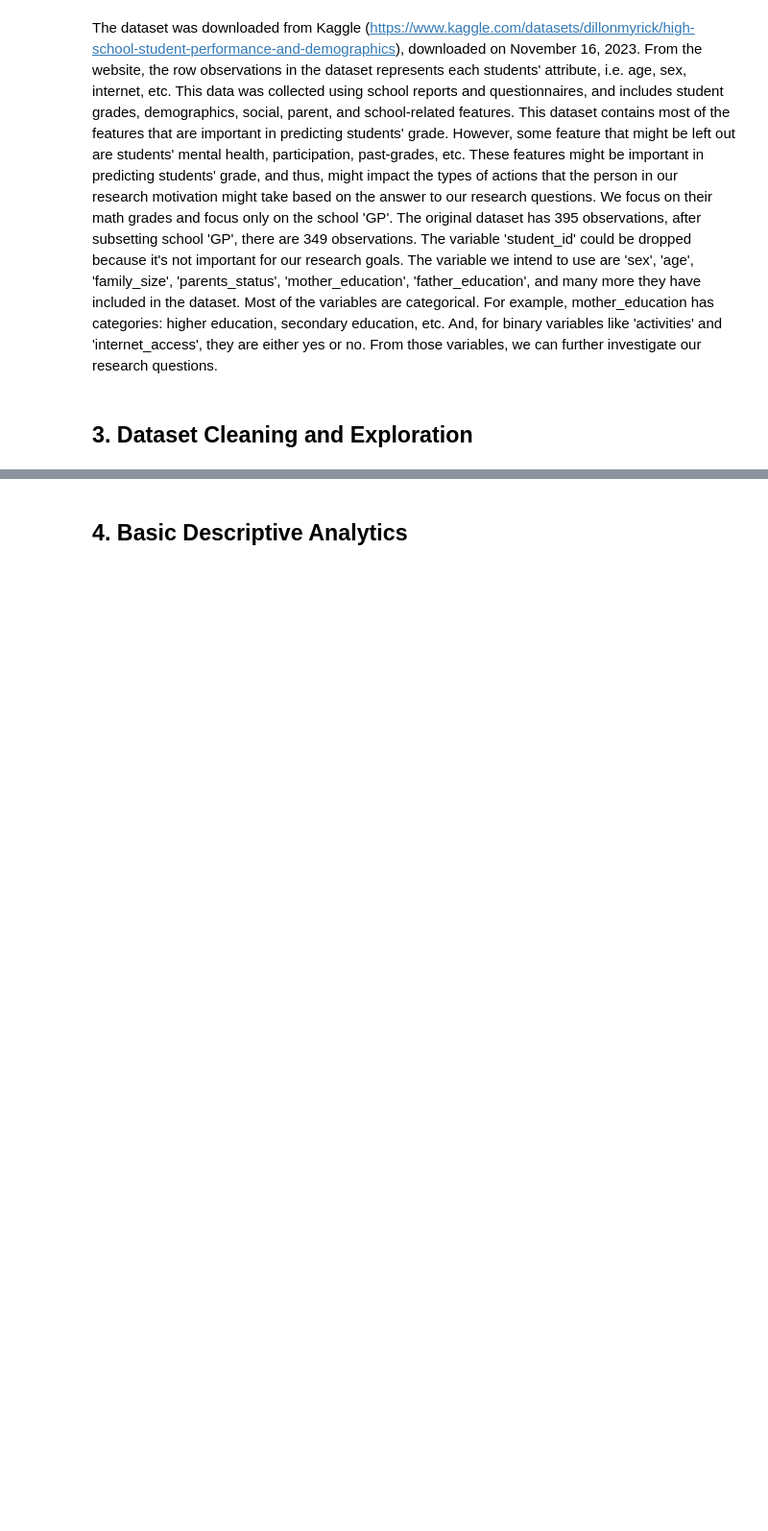
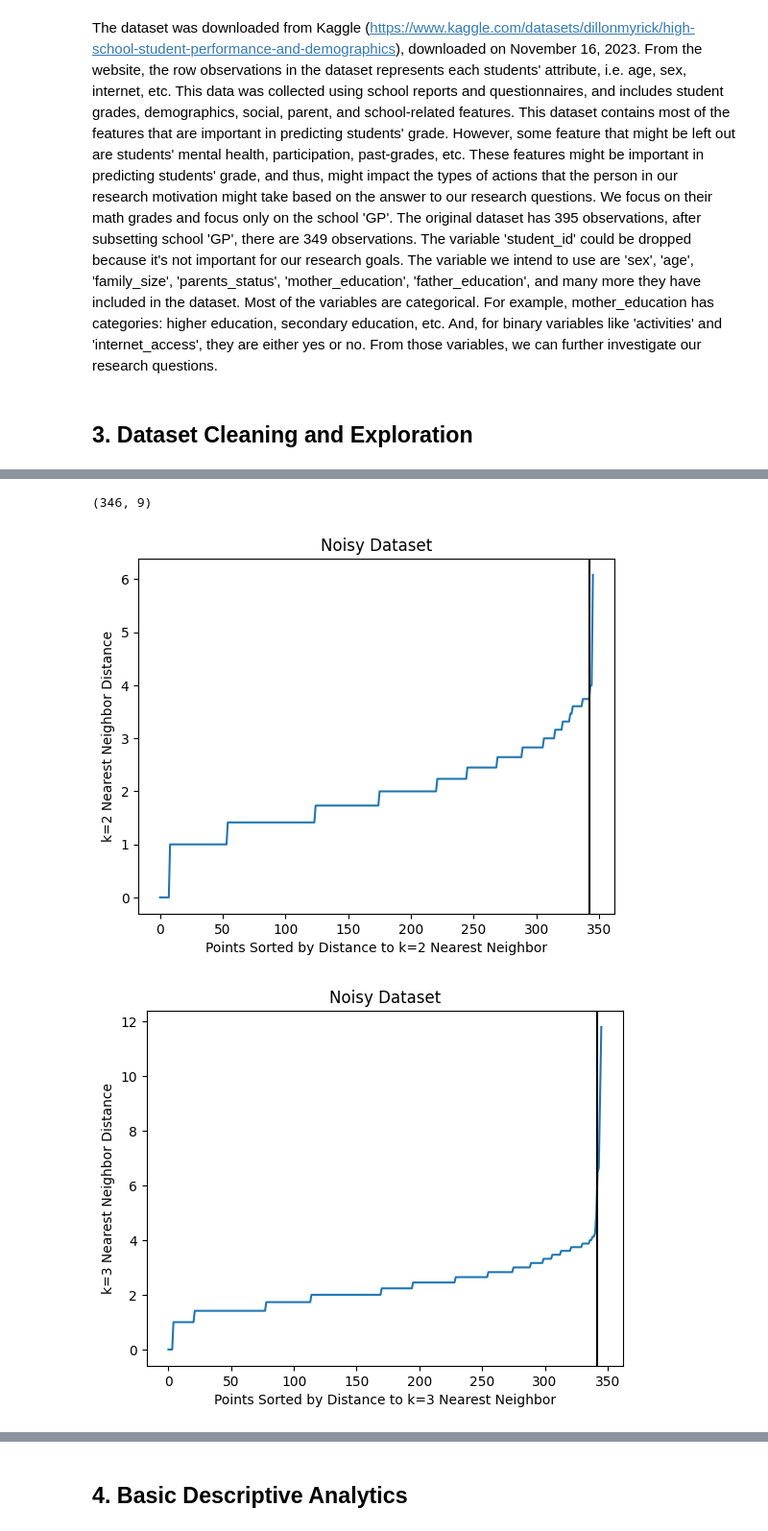
Before and after one commit to agrigortsuk/stat437project, a Jupyter notebook: grade.ipynb, the cells around one changed output, grey strips where cells are left out. Shown at 96% size. Saved outputs shown, nothing was run; the diff lists cells and outputs as text; code cells hidden in the pictures; blank space fills up the shorter version.

```diff
--- a/grade.ipynb
+++ b/grade.ipynb
@@ -61,0 +115,23 @@ df.head()
+# %%
+# Filter df
+df_subset_outlier_removal = df_subset[~df_subset['student_id'].isin([184, 75, 277])]
+
+X_numerical = df_subset_outlier_removal[['age', 'class_failures','family_relationship','free_time', 'social', 'weekday_alcohol','weekend_alcohol','health','absences']]
+print(X_numerical.shape)
+
+from sklearn.neighbors import NearestNeighbors
+#Find the distance of the kth nearest neighbor
+for k in range(2,10):
+    nbrs = NearestNeighbors(n_neighbors=k, algorithm='ball_tree').fit(X_numerical)
+    distances, indices = nbrs.kneighbors(X_numerical)
+
+    plt.plot(np.sort(distances.T[k-1]))
+    plt.axvline(x=342, color='black')
+    plt.xlabel('Points Sorted by Distance to k=%s Nearest Neighbor'%k)
+    plt.ylabel('k=%s Nearest Neighbor Distance'%k)
+    plt.title('Noisy Dataset')
+    plt.show()
+# %% [output]
+(346, 9)
+[figure, added]
+[figure, added]
```
Also changed, not shown: parts of 11 cells of this notebook.
